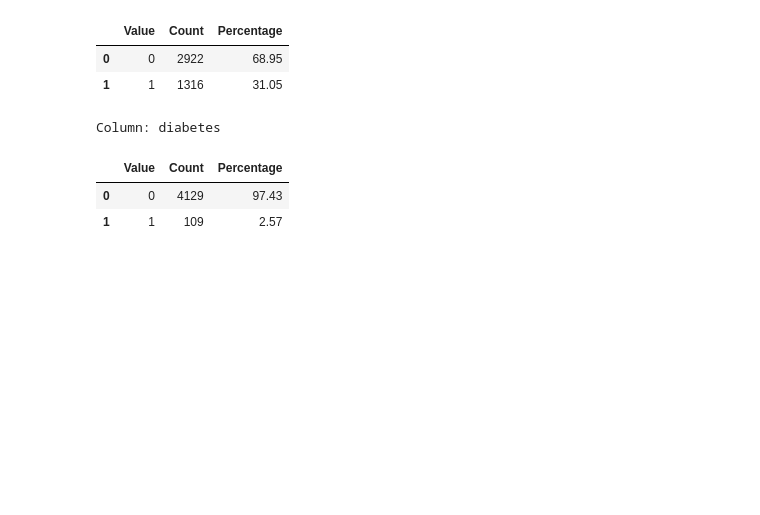
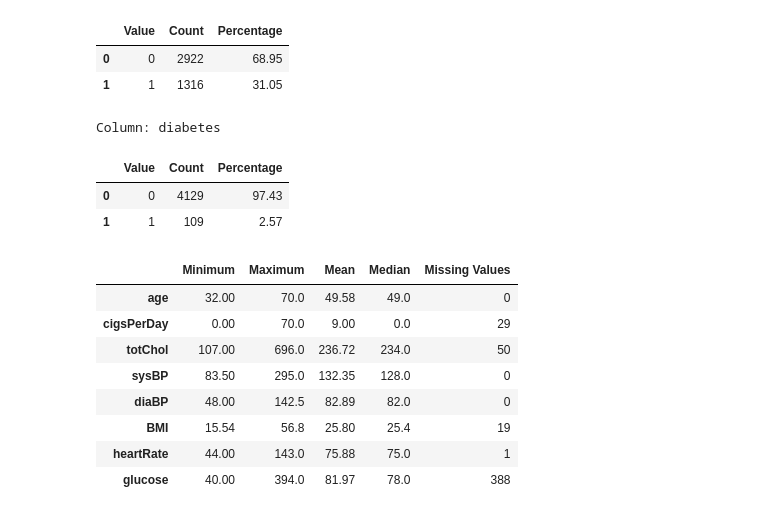
Before and after one commit to SMCodeX7/Heart-Disease-Classification, a Jupyter notebook: notebooks/01-Data_Understanding.ipynb, the cells around one changed output. Saved outputs shown, nothing was run; the diff lists cells and outputs as text; code cells hidden in the pictures; blank space fills up the shorter version.

Commit message:
Inspect continuous feature ranges

```diff
--- a/notebooks/01-Data_Understanding.ipynb
+++ b/notebooks/01-Data_Understanding.ipynb
@@ -291,3 +291,45 @@ Column: diabetes
 |  | Value | Count | Percentage |
 | 0 | 0 | 4129 | 97.43 |
 | 1 | 1 | 109 | 2.57 |
+# %%
+continuous_columns = [
+    "age",
+    "cigsPerDay",
+    "totChol",
+    "sysBP",
+    "diaBP",
+    "BMI",
+    "heartRate",
+    "glucose"
+]
+
+missing_columns = [
+    column
+    for column in continuous_columns
+    if column not in df.columns
+]
+
+if missing_columns:
+    raise KeyError(
+        f"These columns were not found: {missing_columns}"
+    )
+
+range_summary = pd.DataFrame({
+    "Minimum": df[continuous_columns].min(),
+    "Maximum": df[continuous_columns].max(),
+    "Mean": df[continuous_columns].mean().round(2),
+    "Median": df[continuous_columns].median().round(2),
+    "Missing Values": df[continuous_columns].isna().sum()
+})
+
+range_summary
+# %% [output]
+|  | Minimum | Maximum | Mean | Median | Missing Values |
+| age | 32.00 | 70.0 | 49.58 | 49.0 | 0 |
+| cigsPerDay | 0.00 | 70.0 | 9.00 | 0.0 | 29 |
+| totChol | 107.00 | 696.0 | 236.72 | 234.0 | 50 |
+| sysBP | 83.50 | 295.0 | 132.35 | 128.0 | 0 |
+| diaBP | 48.00 | 142.5 | 82.89 | 82.0 | 0 |
+| BMI | 15.54 | 56.8 | 25.80 | 25.4 | 19 |
+| heartRate | 44.00 | 143.0 | 75.88 | 75.0 | 1 |
+| glucose | 40.00 | 394.0 | 81.97 | 78.0 | 388 |
```
